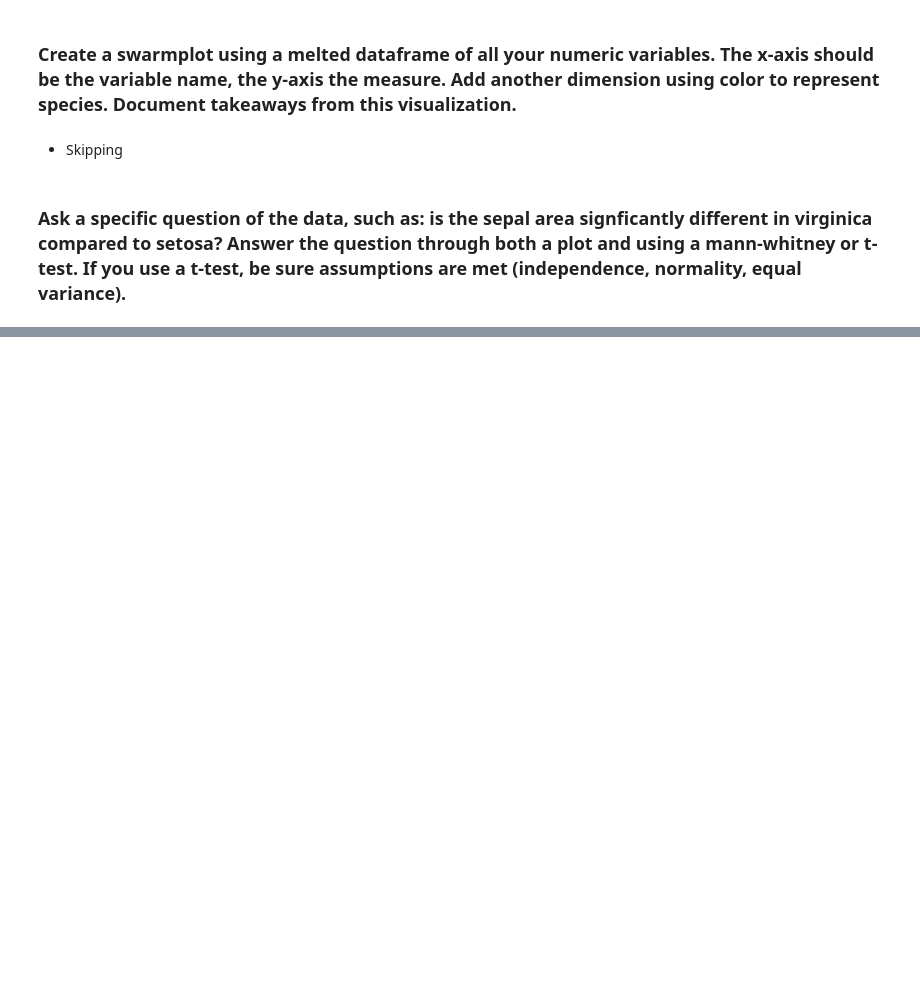
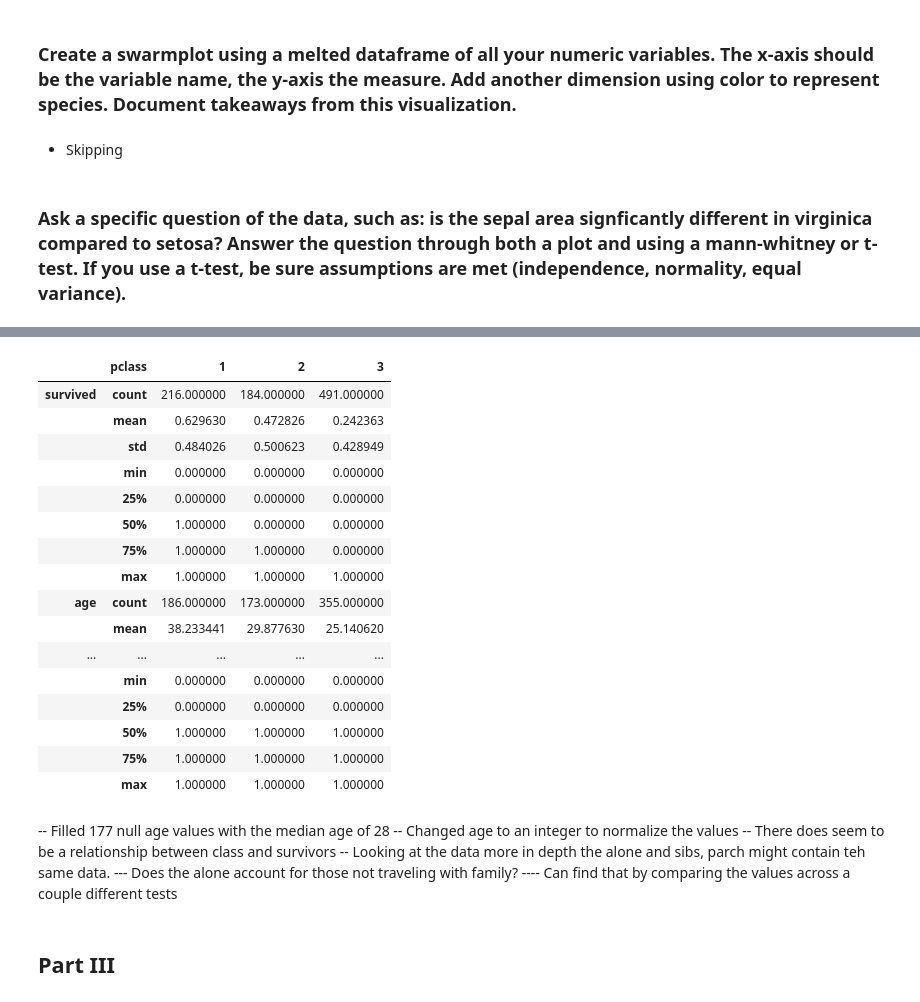
Before and after one commit to eelysee/classification_exercises, a Jupyter notebook: classification_exercises.ipynb, the cells around one changed output, grey strips where cells are left out. Cells and saved outputs as stored; diff of their text form; code cells hidden in the pictures; blank space fills up the shorter version.

```diff
--- a/classification_exercises.ipynb
+++ b/classification_exercises.ipynb
@@ -723,0 +780,6 @@ plt.show()
+# %%
+# Changed 177 null values in age to 28
+titanic.age.fillna(value=28, inplace=True)
+# %%
+# Cast the age as an int
+titanic.age = titanic.age.astype(int)
@@ -723,0 +805,29 @@ plt.show()
+# %%
+titanic.groupby('pclass').describe().T
+# %% [output]
+|  | pclass | 1 | 2 | 3 |
+| survived | count | 216.000000 | 184.000000 | 491.000000 |
+|  | mean | 0.629630 | 0.472826 | 0.242363 |
+|  | std | 0.484026 | 0.500623 | 0.428949 |
+|  | min | 0.000000 | 0.000000 | 0.000000 |
+|  | 25% | 0.000000 | 0.000000 | 0.000000 |
+|  | 50% | 1.000000 | 0.000000 | 0.000000 |
+|  | 75% | 1.000000 | 1.000000 | 0.000000 |
+|  | max | 1.000000 | 1.000000 | 1.000000 |
+| age | count | 186.000000 | 173.000000 | 355.000000 |
+|  | mean | 38.233441 | 29.877630 | 25.140620 |
+| ... | ... | ... | ... | ... |
+|  | min | 0.000000 | 0.000000 | 0.000000 |
+|  | 25% | 0.000000 | 0.000000 | 0.000000 |
+|  | 50% | 1.000000 | 1.000000 | 1.000000 |
+|  | 75% | 1.000000 | 1.000000 | 1.000000 |
+|  | max | 1.000000 | 1.000000 | 1.000000 |
+# %% [markdown]
+-- Filled 177 null age values with the median age of 28
+-- Changed age to an integer to normalize the values
+-- There does seem to be a relationship between class and survivors
+-- Looking at the data more in depth the alone and sibs, parch might contain teh same data.
+--- Does the alone account for those not traveling with family?
+---- Can find that by comparing the values across a couple different tests
+# %% [markdown]
+## Part III
```
Also changed, not shown: parts of 10 cells of this notebook.
